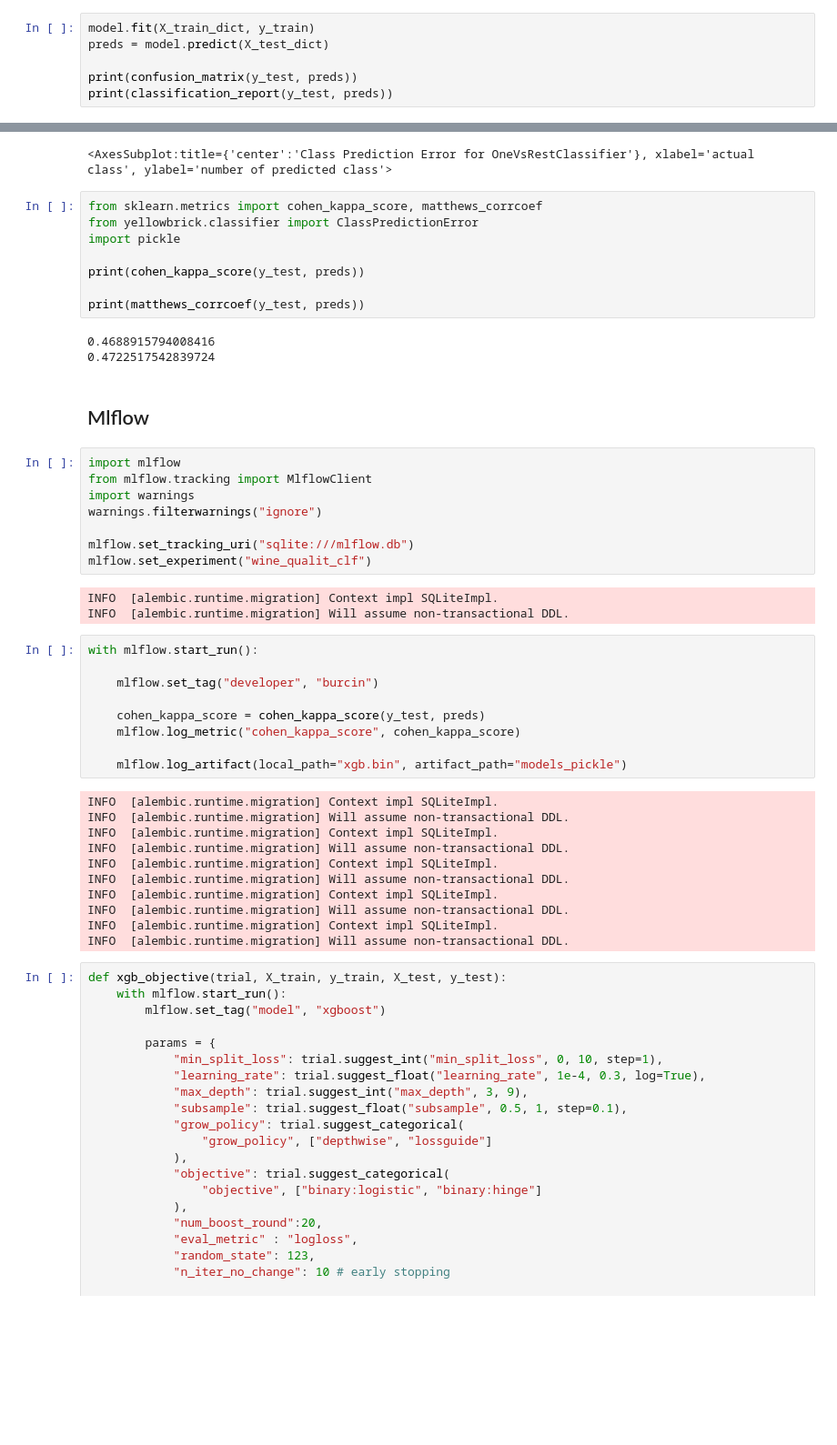
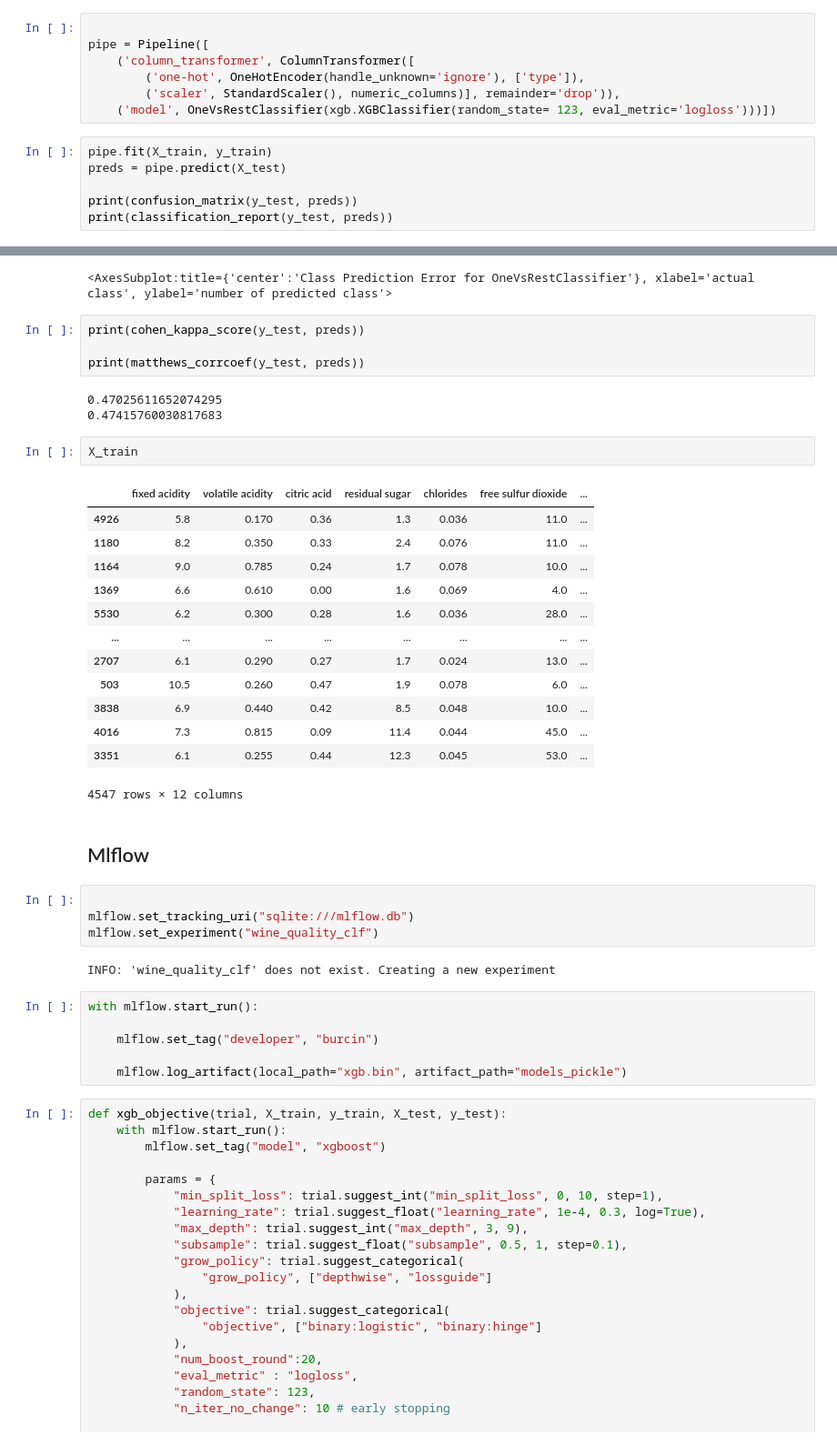
Before and after one commit to burcins/mlops-zoomcamp-main-project, a Jupyter notebook: WineQuality_MultiClass.ipynb, the cells around one changed output, grey strips where cells are left out. Shown at 91% size. Cells and saved outputs as stored; diff of their text form; blank space fills up the shorter version.

```diff
--- a/WineQuality_MultiClass.ipynb
+++ b/WineQuality_MultiClass.ipynb
@@ -821,6 +824,13 @@ model = OneVsRestClassifier(xgb.XGBClassifier(random_state= 123, eval_metric='lo
+# %%
+
+pipe = Pipeline([
+    ('column_transformer', ColumnTransformer([
+        ('one-hot', OneHotEncoder(handle_unknown='ignore'), ['type']),
+        ('scaler', StandardScaler(), numeric_columns)], remainder='drop')),
+    ('model', OneVsRestClassifier(xgb.XGBClassifier(random_state= 123, eval_metric='logloss')))])
 # %%
-model.fit(X_train_dict, y_train)
-preds = model.predict(X_test_dict)
+pipe.fit(X_train, y_train)
+preds = pipe.predict(X_test)
 
 print(confusion_matrix(y_test, preds))
 print(classification_report(y_test, preds))
@@ -869,49 +884,42 @@ visualizer.show()
 [figure]
 <AxesSubplot:title={'center':'Class Prediction Error for OneVsRestClassifier'}, xlabel='actual class', ylabel='number of predicted class'>
 # %%
-from sklearn.metrics import cohen_kappa_score, matthews_corrcoef
-from yellowbrick.classifier import ClassPredictionError
-import pickle
-
 print(cohen_kappa_score(y_test, preds))
 
 print(matthews_corrcoef(y_test, preds))
 # %% [output]
-0.4688915794008416
-0.4722517542839724
+0.47025611652074295
+0.47415760030817683
+# %%
+X_train
+# %% [output]
+|  | fixed acidity | volatile acidity | citric acid | residual sugar | chlorides | free sulfur dioxide | ... |
+| 4926 | 5.8 | 0.170 | 0.36 | 1.3 | 0.036 | 11.0 | ... |
+| 1180 | 8.2 | 0.350 | 0.33 | 2.4 | 0.076 | 11.0 | ... |
+| 1164 | 9.0 | 0.785 | 0.24 | 1.7 | 0.078 | 10.0 | ... |
+| 1369 | 6.6 | 0.610 | 0.00 | 1.6 | 0.069 | 4.0 | ... |
+| 5530 | 6.2 | 0.300 | 0.28 | 1.6 | 0.036 | 28.0 | ... |
+| ... | ... | ... | ... | ... | ... | ... | ... |
+| 2707 | 6.1 | 0.290 | 0.27 | 1.7 | 0.024 | 13.0 | ... |
+| 503 | 10.5 | 0.260 | 0.47 | 1.9 | 0.078 | 6.0 | ... |
+| 3838 | 6.9 | 0.440 | 0.42 | 8.5 | 0.048 | 10.0 | ... |
+| 4016 | 7.3 | 0.815 | 0.09 | 11.4 | 0.044 | 45.0 | ... |
+| 3351 | 6.1 | 0.255 | 0.44 | 12.3 | 0.045 | 53.0 | ... |
+4547 rows × 12 columns
 # %% [markdown]
 ## Mlflow
 # %%
-import mlflow
-from mlflow.tracking import MlflowClient
-import warnings
-warnings.filterwarnings("ignore")
 
 mlflow.set_tracking_uri("sqlite:///mlflow.db")
-mlflow.set_experiment("wine_qualit_clf")
+mlflow.set_experiment("wine_quality_clf")
 # %% [output]
-INFO  [alembic.runtime.migration] Context impl SQLiteImpl.
-INFO  [alembic.runtime.migration] Will assume non-transactional DDL.
+INFO: 'wine_quality_clf' does not exist. Creating a new experiment
 # %%
 with mlflow.start_run():
 
     mlflow.set_tag("developer", "burcin")
 
-    cohen_kappa_score = cohen_kappa_score(y_test, preds)
-    mlflow.log_metric("cohen_kappa_score", cohen_kappa_score)
-
     mlflow.log_artifact(local_path="xgb.bin", artifact_path="models_pickle")
-# %% [output]
-INFO  [alembic.runtime.migration] Context impl SQLiteImpl.
-INFO  [alembic.runtime.migration] Will assume non-transactional DDL.
-INFO  [alembic.runtime.migration] Context impl SQLiteImpl.
-INFO  [alembic.runtime.migration] Will assume non-transactional DDL.
-INFO  [alembic.runtime.migration] Context impl SQLiteImpl.
-INFO  [alembic.runtime.migration] Will assume non-transactional DDL.
-INFO  [alembic.runtime.migration] Context impl SQLiteImpl.
-INFO  [alembic.runtime.migration] Will assume non-transactional DDL.
-INFO  [alembic.runtime.migration] Context impl SQLiteImpl.
-INFO  [alembic.runtime.migration] Will assume non-transactional DDL.
 # %%
 def xgb_objective(trial, X_train, y_train, X_test, y_test):
     with mlflow.start_run():
```
Also changed, not shown: parts of 16 cells of this notebook, 5 other files.
